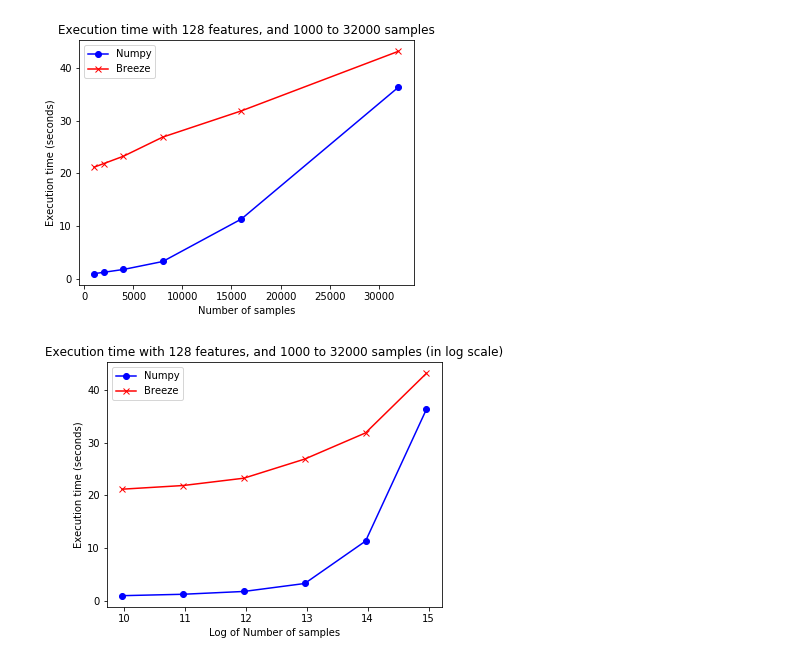
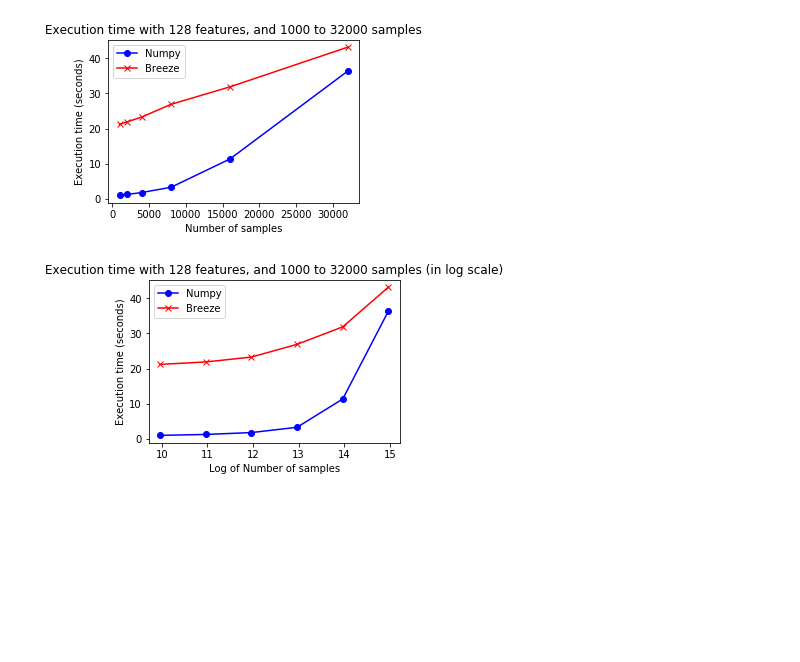
Before and after one commit to trungnguyencs/Architecture_Benchmark, a Jupyter notebook: PCA-Numpy-Breeze/results/plot.ipynb, the cells around one changed output. Cells and saved outputs as stored; diff of their text form; code cells hidden in the pictures; blank space fills up the shorter version.

```diff
--- a/PCA-Numpy-Breeze/results/plot.ipynb
+++ b/PCA-Numpy-Breeze/results/plot.ipynb
@@ -30,28 +30,28 @@ plt.show()
 # %%
 x = [1000, 2000, 4000, 8000, 16000, 32000]
 sample_py = [0.917522254, 1.186010636, 1.721292353, 3.235534791, 11.309076611, 36.398928026]
 sample_scala = [21.181930089, 21.877403884, 23.273996323, 26.912044470, 31.895235254, 43.234753866]
 
-plt.figure(figsize=(6,4.5))
+plt.figure(figsize=(4.5,3))
 plt.plot(x, sample_py, marker='o', color='blue', label="Numpy")
 plt.plot(x, sample_scala, marker='x', color='red', label="Breeze")
 plt.xlabel('Number of samples')
 plt.ylabel('Execution time (seconds)')
 plt.title('Execution time with 128 features, and 1000 to 32000 samples')
 plt.legend()
 plt.show()
 
-plt.figure(figsize=(6,4.5))
+plt.figure(figsize=(4.5,3))
 plt.plot(np.log2(x), sample_py, marker='o', color='blue', label="Numpy")
 plt.plot(np.log2(x), sample_scala, marker='x', color='red', label="Breeze")
 plt.xlabel('Log of Number of samples')
 plt.ylabel('Execution time (seconds)')
 plt.title('Execution time with 128 features, and 1000 to 32000 samples (in log scale)')
 plt.legend()
 plt.show()
 # %% [output]
-[figure, old version]
+[figure, new version]
-[figure, old version]
+[figure, new version]
 # %%
 df_py = pd.read_csv('./py/interval500.csv')
 df_scala = pd.read_csv('./scala/interval500.csv')
```
Also changed, not shown: parts of 2 cells of this notebook, 12 other files.
